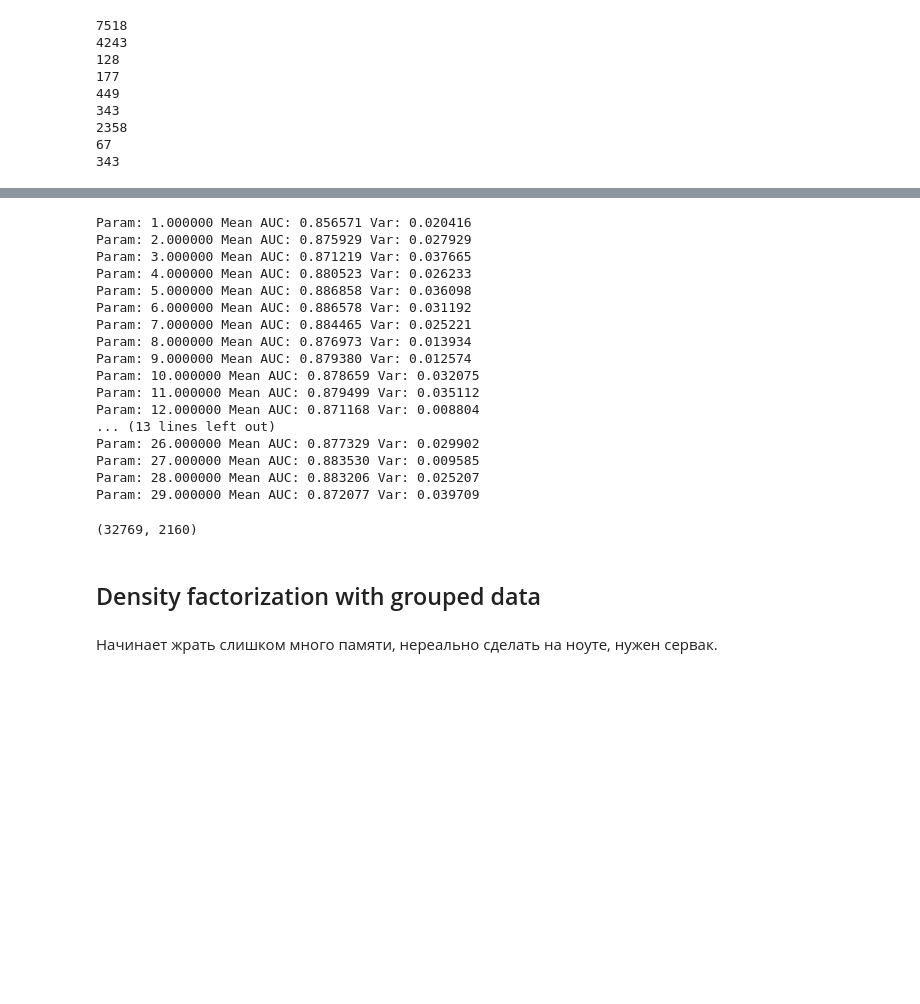
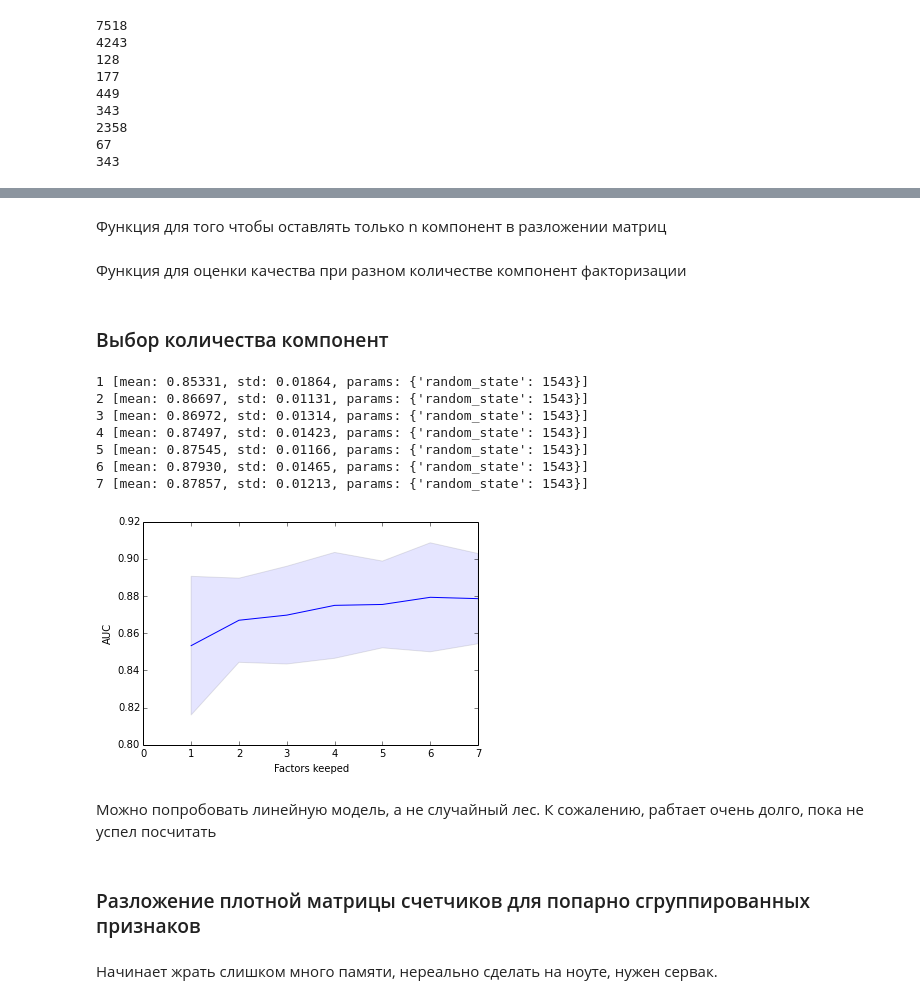
Before and after one commit to Newozz/research, a Jupyter notebook: fonarev_diploma.ipynb, the cells around one changed output, grey strips where cells are left out. Saved outputs shown, nothing was run; the diff lists cells and outputs as text; code cells hidden in the pictures; blank space fills up the shorter version.

```diff
--- a/fonarev_diploma.ipynb
+++ b/fonarev_diploma.ipynb
@@ -503,6 +505,27 @@ pl.savefig('sparse_logistic_cv_folds_joint_mean.pdf')
 ## Подбор параметра сглаживания
 # %% [markdown]
 Напишем вспомогательную функцию для тестирования качества вдоль одного параметра и визуализации зависимости качества от значения параметра
+# %%
+def plot_optimization_process(filename, means, deviations, param_values, parameter_name, log_scale):
+    means = array(means)
+    deviations = array(deviations)
+
+    plot(param_values, means)
+
+    fill_between(param_values,
+            means + 2 * deviations,
+            means - 2 * deviations,
+            alpha=0.1,
+            facecolor='blue'
+            )
+
+    if log_scale:
+        xscale('log')
+
+    xlabel(parameter_name)
+    ylabel('AUC')
+
+    savefig(filename + '.pdf')
 # %%
 from sklearn.grid_search import GridSearchCV
 from sklearn.cross_validation import KFold
@@ -1432,0 +1473,4 @@ pickle.dump(X_recoded, open('density_pairs_15components.pickle', 'w'))
+# %%
+import pickle
+X_recoded = pickle.load(open('density_pairs_30components.pickle'))
+print X_recoded.shape
@@ -1433,3 +1485,5 @@ pickle.dump(X_recoded, open('density_pairs_15components.pickle', 'w'))
+# %% [markdown]
+Функция для того чтобы оставлять только n компонент в разложении матриц
 # %%
 def keep_components(X, n_components=1):
     idx = np.array([])
@@ -1437,4 +1491,6 @@ def keep_components(X, n_components=1):
         idx = np.hstack([idx, np.round(np.arange(X.shape[1] / 30) * 30 + n)])
     idx = sorted(idx.astype(np.int))
     return X[:, idx]
+# %% [markdown]
+Функция для оценки качества при разном количестве компонент факторизации
 # %%
@@ -1452,27 +1537,21 @@ def score_svd_model(X_, y, model, n=10):
+# %% [markdown]
+### Выбор количества компонент
 # %%
 from sklearn.ensemble import RandomForestClassifier
-scores = score_svd_model(X_recoded, data_train_y, RandomForestClassifier(n_estimators=100), n=5)
+scores = score_svd_model(X_recoded,
+    data_train_y,
+    RandomForestClassifier(n_estimators=100, n_jobs=3),
+    'density_factors_keeped_RF',
+    n_jobs=1,
+    max_components=7)
 # %% [output]
-Param: 1.000000 Mean AUC: 0.856571 Var: 0.020416
-Param: 2.000000 Mean AUC: 0.875929 Var: 0.027929
-Param: 3.000000 Mean AUC: 0.871219 Var: 0.037665
-Param: 4.000000 Mean AUC: 0.880523 Var: 0.026233
-Param: 5.000000 Mean AUC: 0.886858 Var: 0.036098
-Param: 6.000000 Mean AUC: 0.886578 Var: 0.031192
-Param: 7.000000 Mean AUC: 0.884465 Var: 0.025221
-Param: 8.000000 Mean AUC: 0.876973 Var: 0.013934
-Param: 9.000000 Mean AUC: 0.879380 Var: 0.012574
-Param: 10.000000 Mean AUC: 0.878659 Var: 0.032075
-Param: 11.000000 Mean AUC: 0.879499 Var: 0.035112
-Param: 12.000000 Mean AUC: 0.871168 Var: 0.008804
-... (13 lines left out)
-Param: 26.000000 Mean AUC: 0.877329 Var: 0.029902
-Param: 27.000000 Mean AUC: 0.883530 Var: 0.009585
-Param: 28.000000 Mean AUC: 0.883206 Var: 0.025207
-Param: 29.000000 Mean AUC: 0.872077 Var: 0.039709
+1 [mean: 0.85331, std: 0.01864, params: {'random_state': 1543}]
+2 [mean: 0.86697, std: 0.01131, params: {'random_state': 1543}]
+3 [mean: 0.86972, std: 0.01314, params: {'random_state': 1543}]
+4 [mean: 0.87497, std: 0.01423, params: {'random_state': 1543}]
+5 [mean: 0.87545, std: 0.01166, params: {'random_state': 1543}]
+6 [mean: 0.87930, std: 0.01465, params: {'random_state': 1543}]
+7 [mean: 0.87857, std: 0.01213, params: {'random_state': 1543}]
+[figure, added]
-# %%
-X_recoded.shape
-# %% [output]
-(32769, 2160)
-# %% [markdown]
-## Density factorization with grouped data
+# %% [markdown]
+Можно попробовать линейную модель, а не случайный лес. К сожалению, рабтает очень долго, пока не успел посчитать
@@ -1479,3 +1567,5 @@ X_recoded.shape
+# %% [markdown]
+### Разложение плотной матрицы счетчиков для попарно сгруппированных признаков
 # %% [markdown]
 Начинает жрать слишком много памяти, нереально сделать на ноуте, нужен сервак.
 # %%
```
Also changed, not shown: parts of 50 cells of this notebook.
